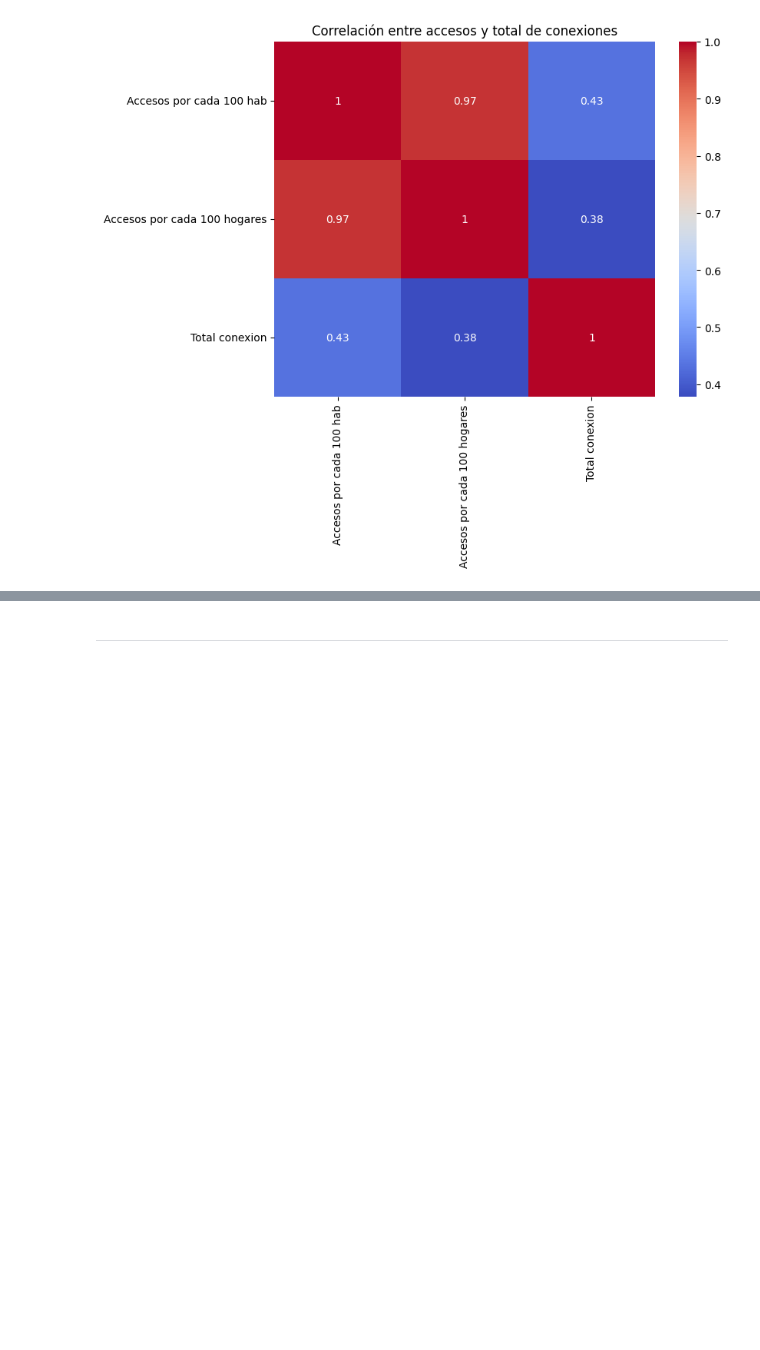
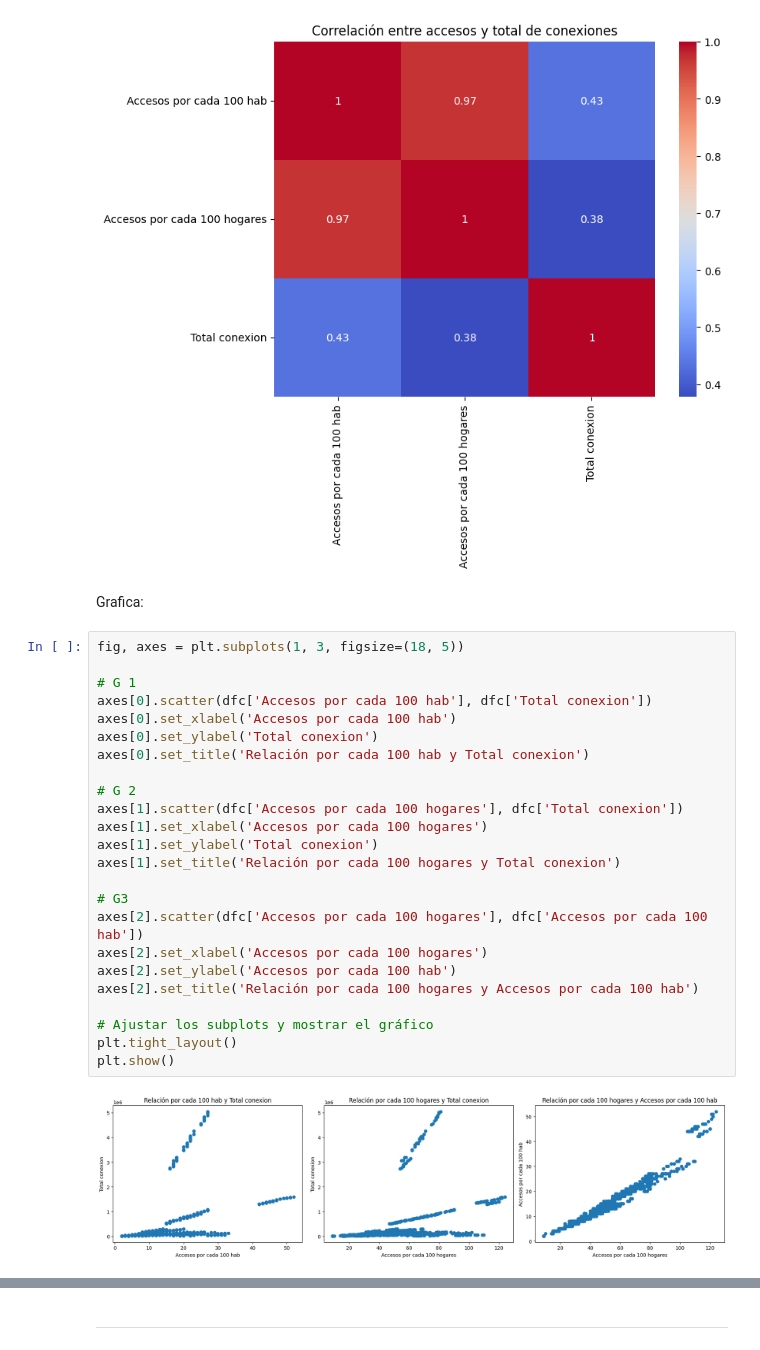
Before and after one commit to RomaDolcenera/PI2_enacom, a Jupyter notebook: EDA.ipynb, the cells around one changed output, grey strips where cells are left out. Cells and saved outputs as stored; diff of their text form; blank space fills up the shorter version.

```diff
--- a/EDA.ipynb
+++ b/EDA.ipynb
@@ -287,3 +430,31 @@ plt.title('Correlación entre accesos y total de conexiones')
 plt.show()
 # %% [output]
 [figure]
+# %% [markdown]
+Grafica:
+# %%
+fig, axes = plt.subplots(1, 3, figsize=(18, 5))
+
+# G 1
+axes[0].scatter(dfc['Accesos por cada 100 hab'], dfc['Total conexion'])
+axes[0].set_xlabel('Accesos por cada 100 hab')
+axes[0].set_ylabel('Total conexion')
+axes[0].set_title('Relación por cada 100 hab y Total conexion')
+
+# G 2
+axes[1].scatter(dfc['Accesos por cada 100 hogares'], dfc['Total conexion'])
+axes[1].set_xlabel('Accesos por cada 100 hogares')
+axes[1].set_ylabel('Total conexion')
+axes[1].set_title('Relación por cada 100 hogares y Total conexion')
+
+# G3
+axes[2].scatter(dfc['Accesos por cada 100 hogares'], dfc['Accesos por cada 100 hab'])
+axes[2].set_xlabel('Accesos por cada 100 hogares')
+axes[2].set_ylabel('Accesos por cada 100 hab')
+axes[2].set_title('Relación por cada 100 hogares y Accesos por cada 100 hab')
+
+# Ajustar los subplots y mostrar el gráfico
+plt.tight_layout()
+plt.show()
+# %% [output]
+[figure, added]
```
Also changed, not shown: parts of 45 cells of this notebook, 8 other files.
